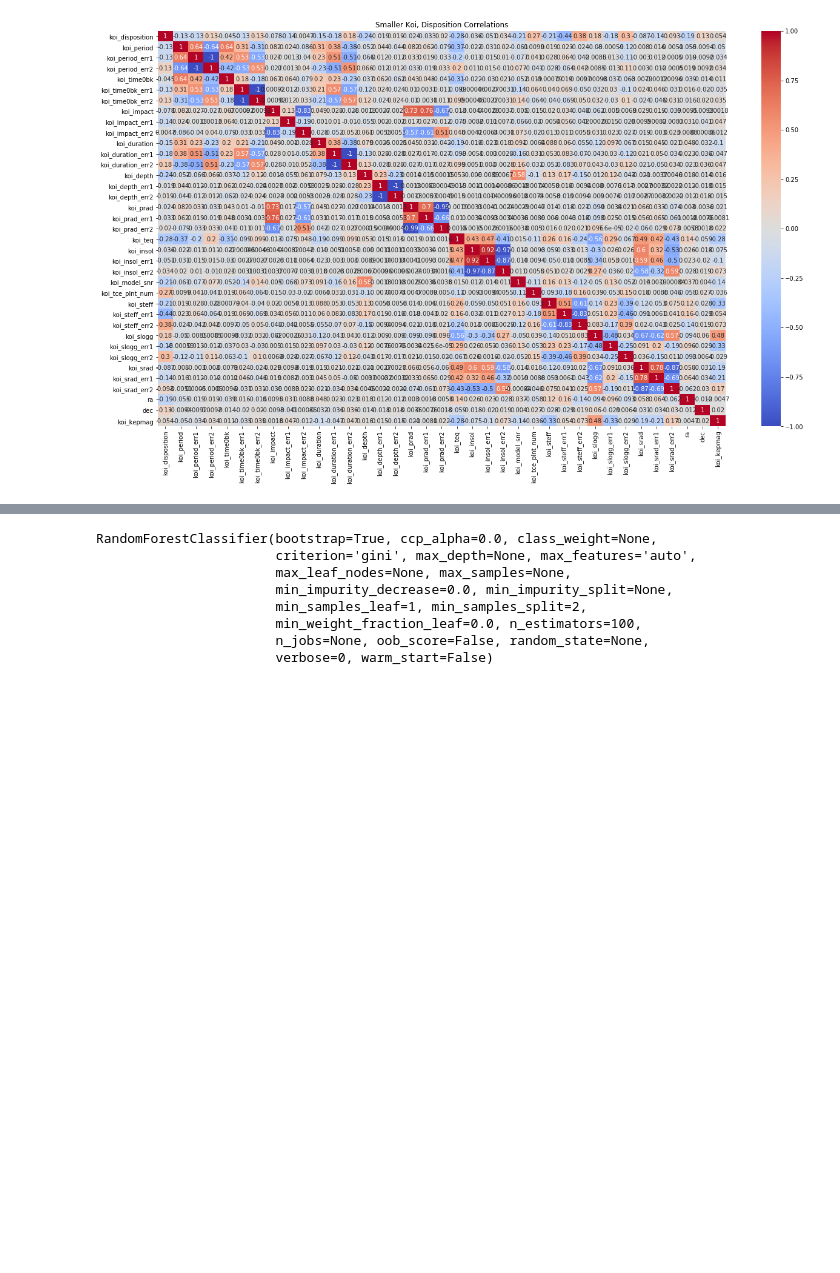
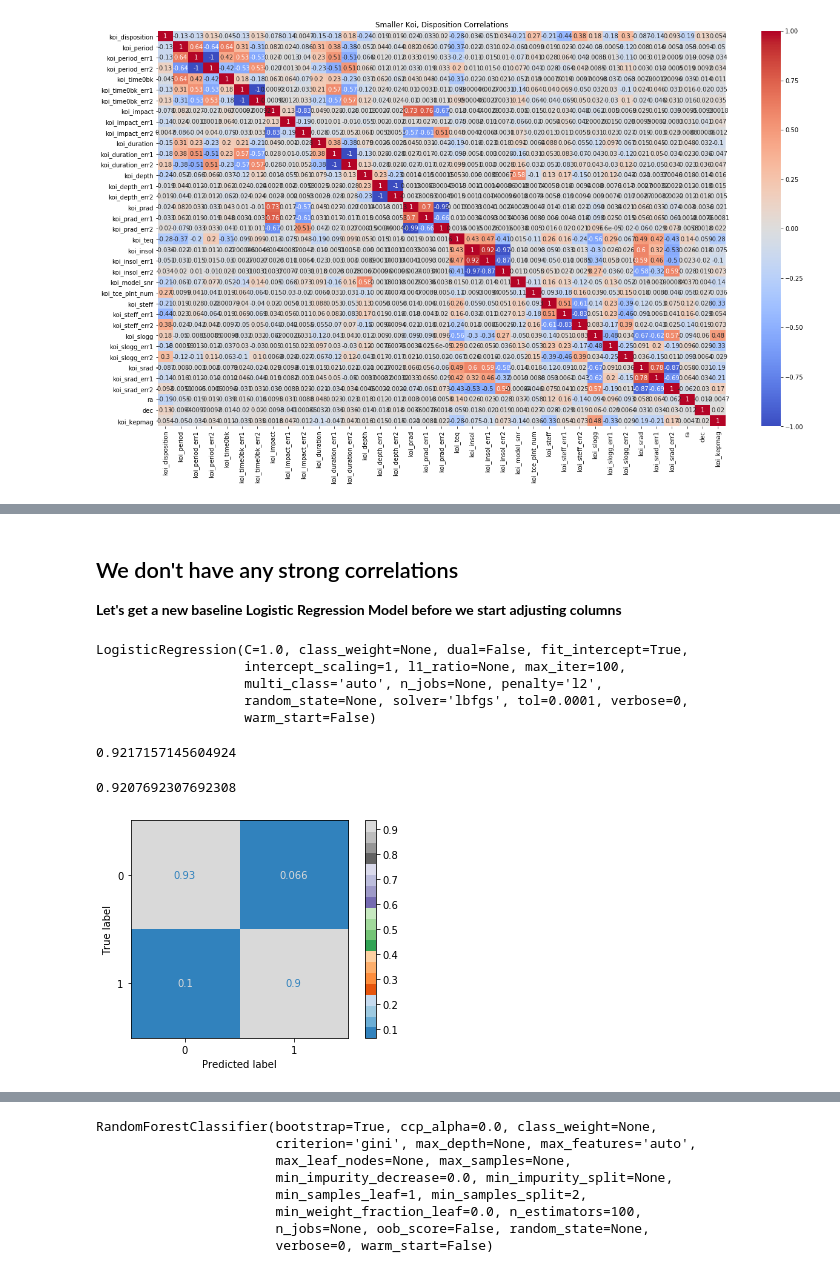
Before and after one commit to MattPat1981/exoplanet_alpha_models, a Jupyter notebook: code/KOI_EDA.ipynb, the cells around one changed output, grey strips where cells are left out. Drawn from its saved outputs; the diff is of its cells as text; code cells hidden in the pictures; blank space fills up the shorter version.

```diff
--- a/code/KOI_EDA.ipynb
+++ b/code/KOI_EDA.ipynb
@@ -159,0 +131,25 @@ There are still no strong correlations showing here. Can we throw these in a mod
+# %% [markdown]
+## We don't have any strong correlations
+**Let's get a new baseline Logistic Regression Model before we start adjusting columns**
+# %%
+lr = LogisticRegression()
+X_train, X_train_sc, X_val, X_val_sc, y_train, y_val = dude.scaled_data_split(df, 'koi_disposition')
+lr.fit(X_train_sc, y_train)
+# %% [output]
+LogisticRegression(C=1.0, class_weight=None, dual=False, fit_intercept=True,
+                   intercept_scaling=1, l1_ratio=None, max_iter=100,
+                   multi_class='auto', n_jobs=None, penalty='l2',
+                   random_state=None, solver='lbfgs', tol=0.0001, verbose=0,
+                   warm_start=False)
+# %%
+lr.score(X_train_sc, y_train)
+# %% [output]
+0.9217157145604924
+# %%
+lr.score(X_val_sc, y_val)
+# %% [output]
+0.9207692307692308
+# %%
+plot_confusion_matrix(lr, X_val_sc, y_val, normalize='true', cmap='tab20c');
+# %% [output]
+[figure, added]
```
Also changed, not shown: parts of 83 cells of this notebook, 2 other files.
